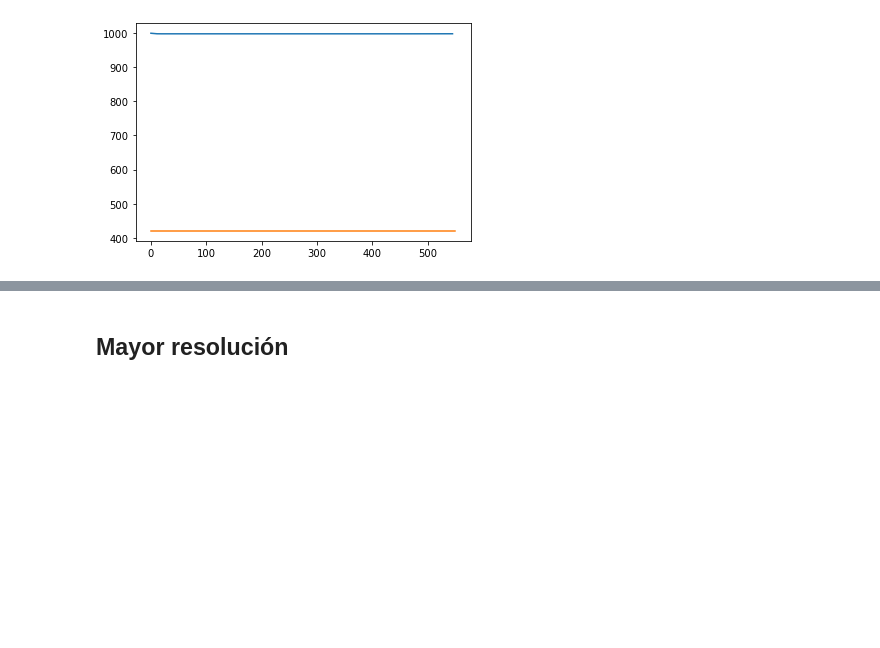
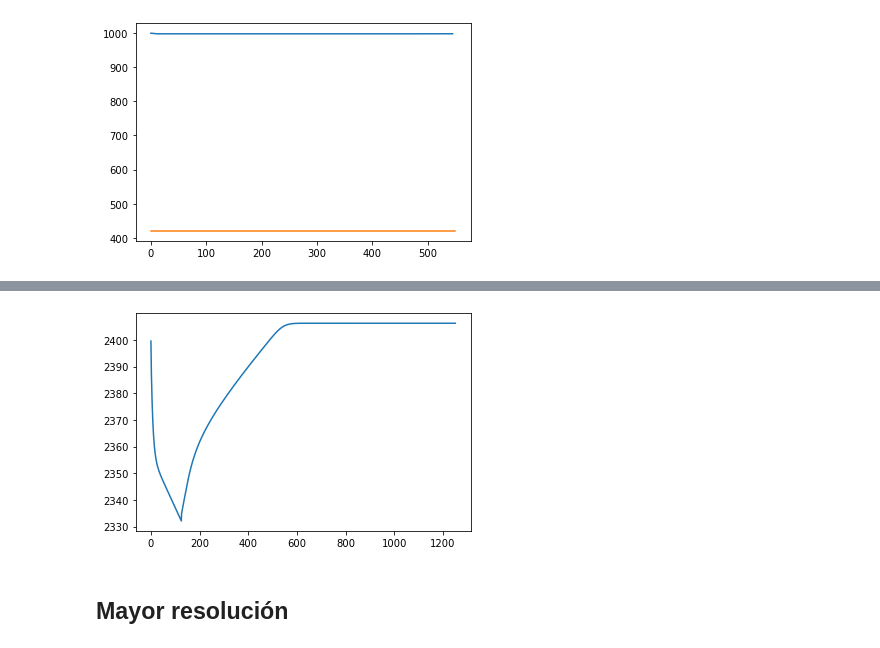
Before and after one commit to ElTapia/Jamiton, a Jupyter notebook: Second_order_traffic_model/Simulacion_ARZ.ipynb, the cells around one changed output, grey strips where cells are left out. Saved outputs shown, nothing was run; the diff lists cells and outputs as text; code cells hidden in the pictures; blank space fills up the shorter version.

```diff
--- a/Second_order_traffic_model/Simulacion_ARZ.ipynb
+++ b/Second_order_traffic_model/Simulacion_ARZ.ipynb
@@ -503,3 +670,7 @@ for i in range(len(Q_s)):
+# %%
+density_integral(x_test_inf, dx, len(Q_test_inf), Q_test_inf)
+# %% [output]
+[figure, added]
 # %% [markdown]
 ## Mayor resolución
 # %%
```
Also changed, not shown: parts of 16 cells of this notebook, 1 other file.
